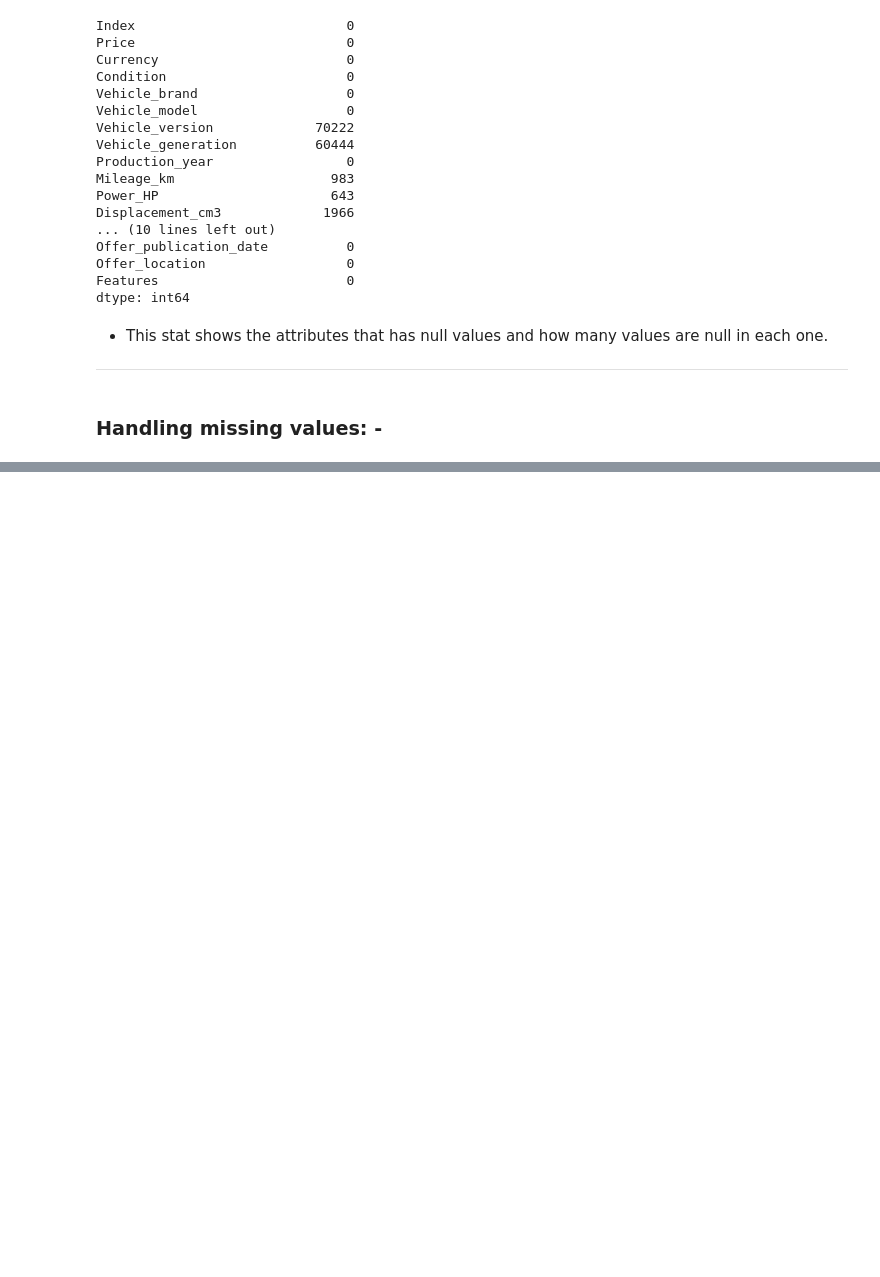
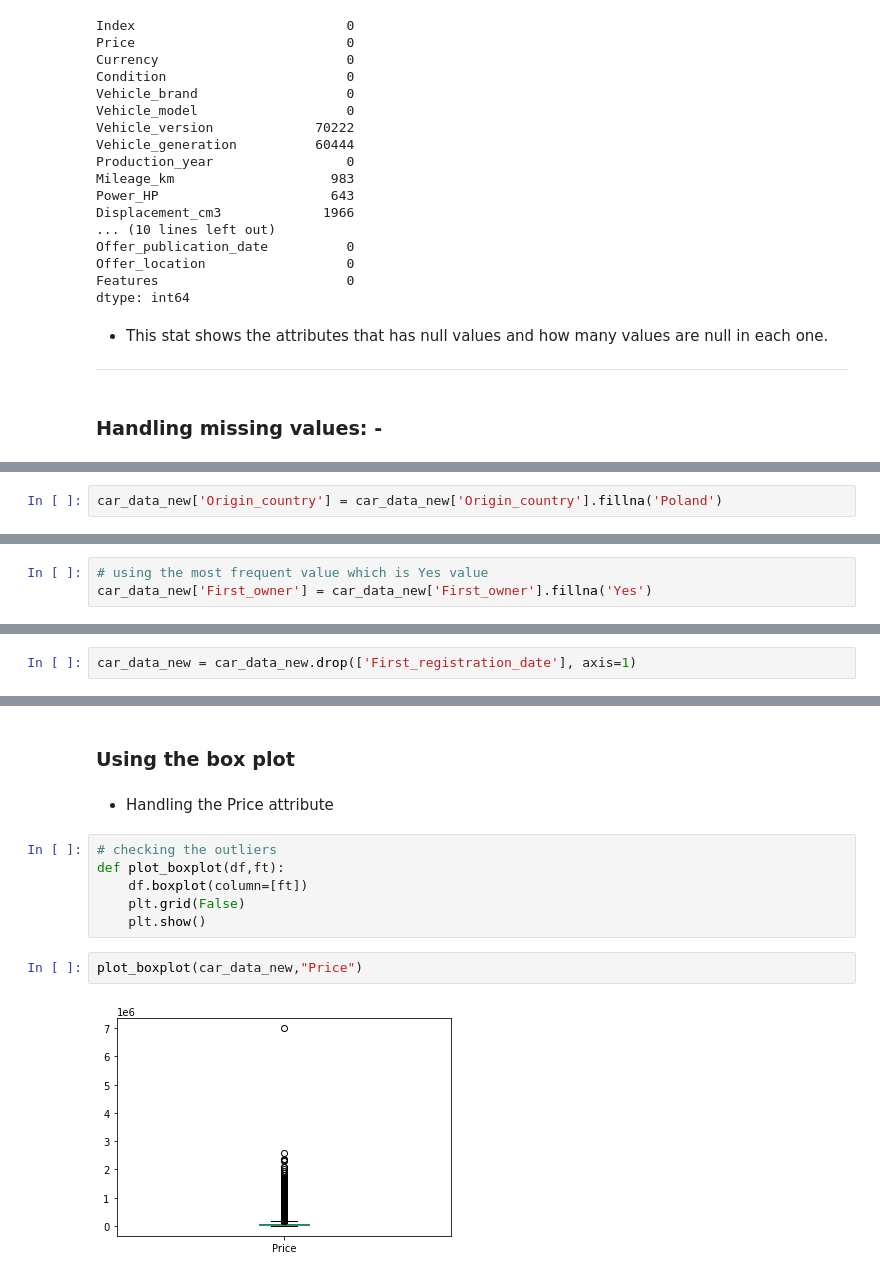
Before and after one commit to omarabdullah107/Data_Engineering_project, a Jupyter notebook: DE_Project.ipynb, the cells around one changed output, grey strips where cells are left out. Saved outputs shown, nothing was run; the diff lists cells and outputs as text; blank space fills up the shorter version.

Commit message:
pushing the clean data part
- handling missing values
- handling outliers

```diff
--- a/DE_Project.ipynb
+++ b/DE_Project.ipynb
@@ -161,0 +759,2 @@ dtype: int64
+# %%
+car_data_new['Origin_country'] = car_data_new['Origin_country'].fillna('Poland')
@@ -161,0 +788,3 @@ dtype: int64
+# %%
+# using the most frequent value which is Yes value
+car_data_new['First_owner'] = car_data_new['First_owner'].fillna('Yes')
@@ -161,0 +814,2 @@ dtype: int64
+# %%
+car_data_new = car_data_new.drop(['First_registration_date'], axis=1)
@@ -161,0 +850,14 @@ dtype: int64
+# %% [markdown]
+### Using the box plot
+# %% [markdown]
+- Handling the Price attribute
+# %%
+# checking the outliers
+def plot_boxplot(df,ft):
+    df.boxplot(column=[ft])
+    plt.grid(False)
+    plt.show()
+# %%
+plot_boxplot(car_data_new,"Price")
+# %% [output]
+[figure, added]
```
Also changed, not shown: parts of 117 cells of this notebook.
